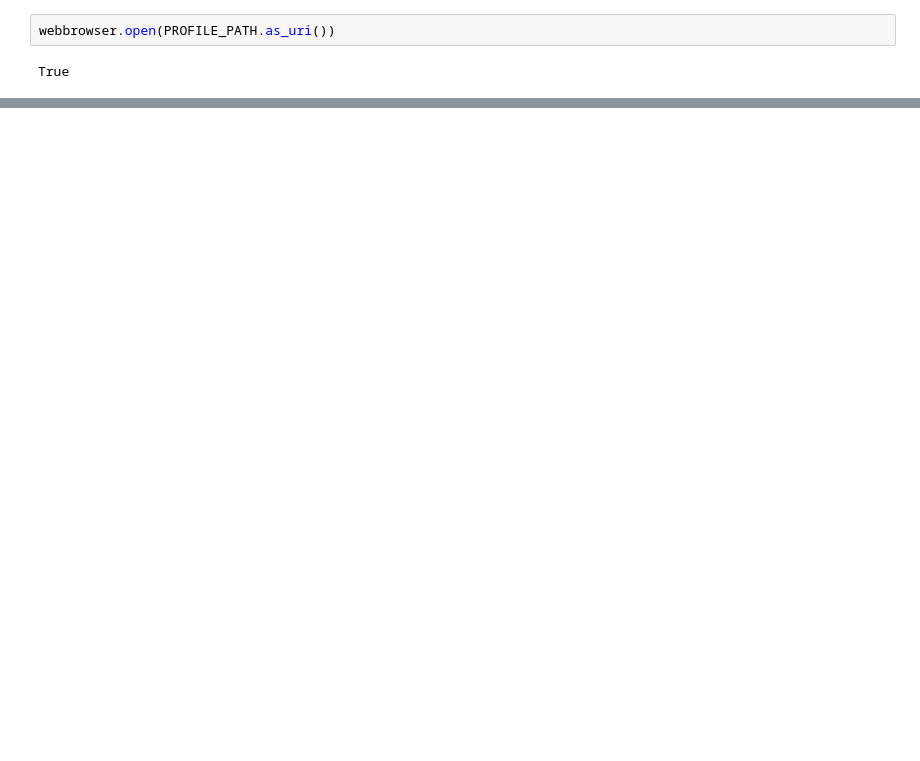
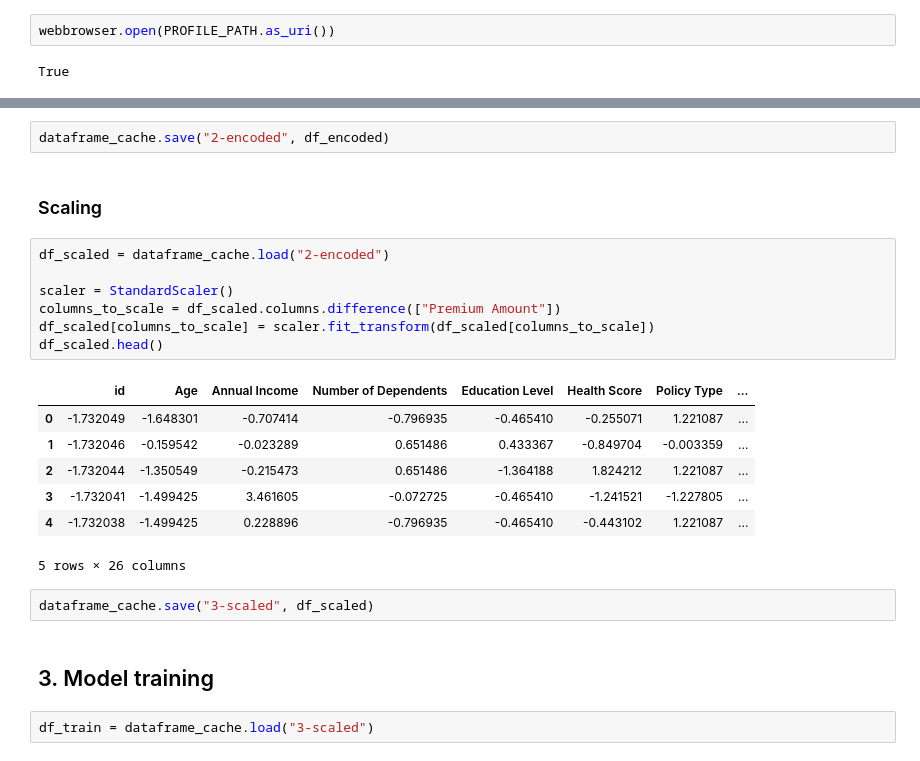
Before and after one commit to GEI-duo/meinf-ai-wp-03, a Jupyter notebook: notebooks/jordi-1.ipynb, the cells around one changed output, grey strips where cells are left out. Cells and saved outputs as stored; diff of their text form; blank space fills up the shorter version.

```diff
--- a/notebooks/jordi-1.ipynb
+++ b/notebooks/jordi-1.ipynb
@@ -76,0 +227,25 @@ True
+# %%
+dataframe_cache.save("2-encoded", df_encoded)
+# %% [markdown]
+### Scaling
+# %%
+df_scaled = dataframe_cache.load("2-encoded")
+
+scaler = StandardScaler()
+columns_to_scale = df_scaled.columns.difference(["Premium Amount"])
+df_scaled[columns_to_scale] = scaler.fit_transform(df_scaled[columns_to_scale])
+df_scaled.head()
+# %% [output]
+|  | id | Age | Annual Income | Number of Dependents | Education Level | Health Score | Policy Type | ... |
+| 0 | -1.732049 | -1.648301 | -0.707414 | -0.796935 | -0.465410 | -0.255071 | 1.221087 | ... |
+| 1 | -1.732046 | -0.159542 | -0.023289 | 0.651486 | 0.433367 | -0.849704 | -0.003359 | ... |
+| 2 | -1.732044 | -1.350549 | -0.215473 | 0.651486 | -1.364188 | 1.824212 | 1.221087 | ... |
+| 3 | -1.732041 | -1.499425 | 3.461605 | -0.072725 | -0.465410 | -1.241521 | -1.227805 | ... |
+| 4 | -1.732038 | -1.499425 | 0.228896 | -0.796935 | -0.465410 | -0.443102 | 1.221087 | ... |
+5 rows × 26 columns
+# %%
+dataframe_cache.save("3-scaled", df_scaled)
+# %% [markdown]
+## 3. Model training
+# %%
+df_train = dataframe_cache.load("3-scaled")
```
Also changed, not shown: parts of 21 cells of this notebook, 10 other files.
